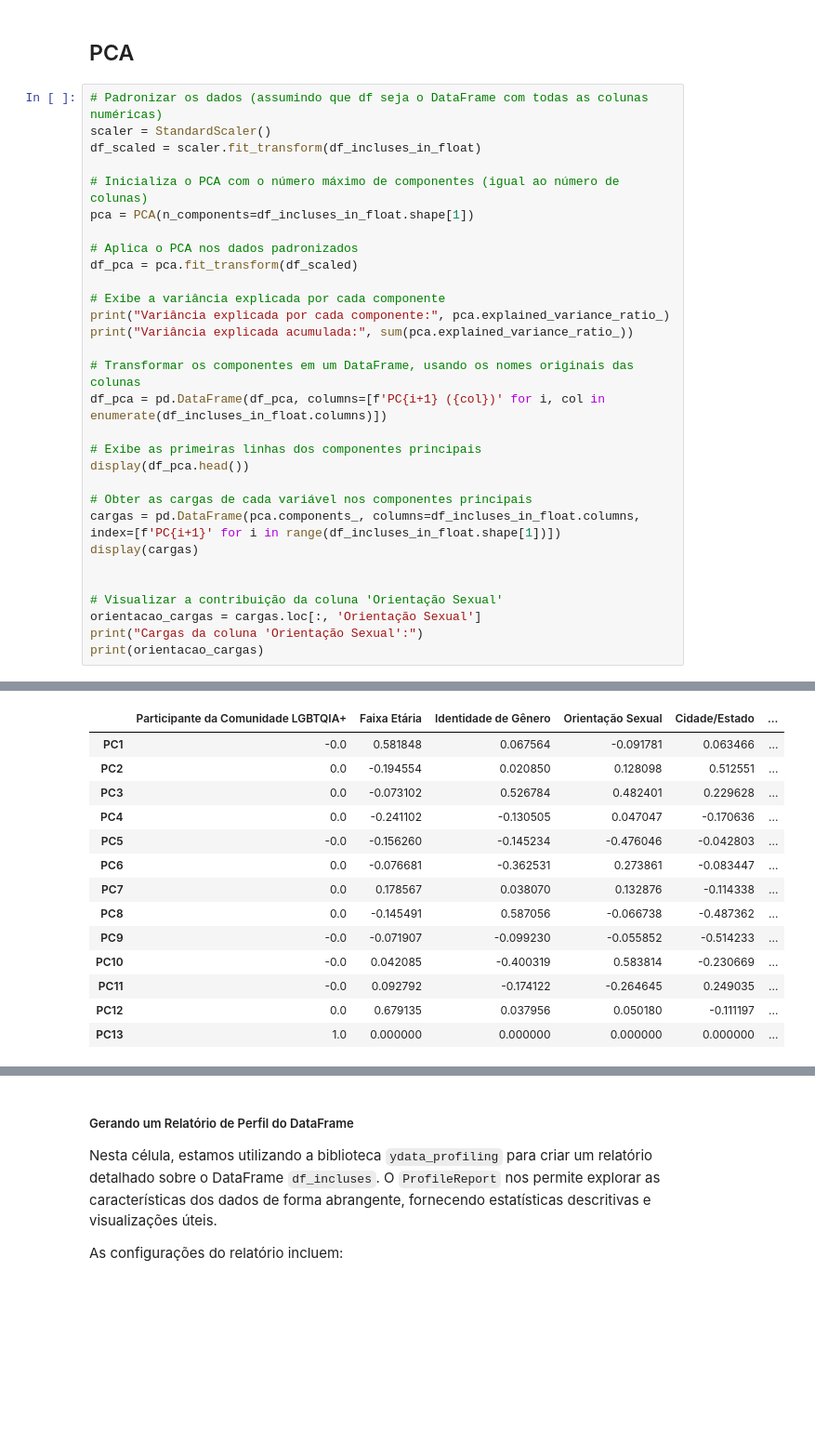
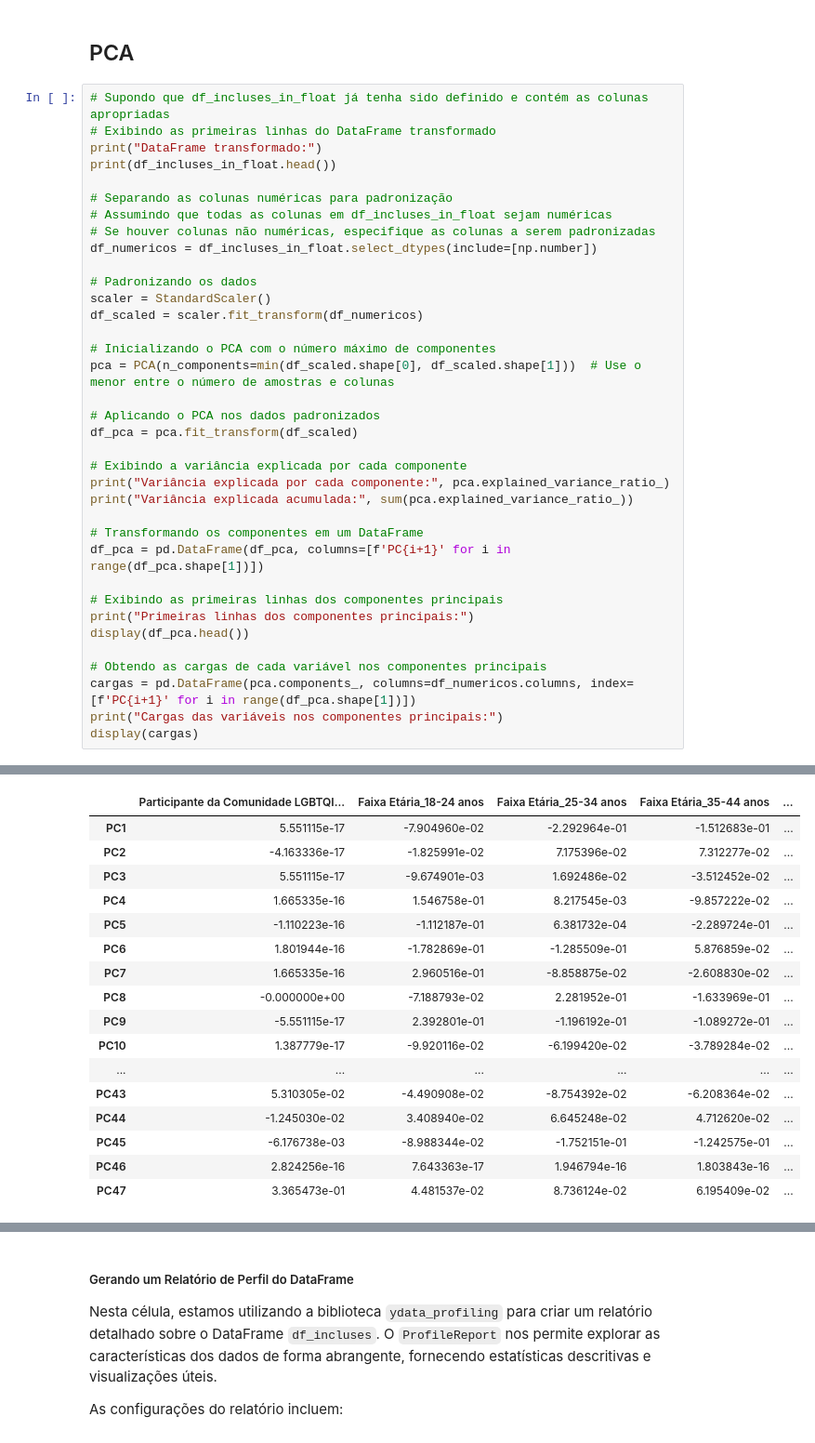
Before and after one commit to Incluses/incluses_AED, a Jupyter notebook: aed_forms/Analise_base_incluses_forms.ipynb, the cells around one changed output, grey strips where cells are left out. Shown at 93% size. Cells and saved outputs as stored; diff of their text form; blank space fills up the shorter version.

```diff
--- a/aed_forms/Analise_base_incluses_forms.ipynb
+++ b/aed_forms/Analise_base_incluses_forms.ipynb
@@ -248,33 +274,39 @@ fig.show()
 # %% [markdown]
 ## PCA
 # %%
-# Padronizar os dados (assumindo que df seja o DataFrame com todas as colunas numéricas)
+# Supondo que df_incluses_in_float já tenha sido definido e contém as colunas apropriadas
+# Exibindo as primeiras linhas do DataFrame transformado
+print("DataFrame transformado:")
+print(df_incluses_in_float.head())
+
+# Separando as colunas numéricas para padronização
+# Assumindo que todas as colunas em df_incluses_in_float sejam numéricas
+# Se houver colunas não numéricas, especifique as colunas a serem padronizadas
+df_numericos = df_incluses_in_float.select_dtypes(include=[np.number])
+
+# Padronizando os dados
 scaler = StandardScaler()
-df_scaled = scaler.fit_transform(df_incluses_in_float)
+df_scaled = scaler.fit_transform(df_numericos)
 
-# Inicializa o PCA com o número máximo de componentes (igual ao número de colunas)
-pca = PCA(n_components=df_incluses_in_float.shape[1])
+# Inicializando o PCA com o número máximo de componentes
+pca = PCA(n_components=min(df_scaled.shape[0], df_scaled.shape[1]))  # Use o menor entre o número de amostras e colunas
 
-# Aplica o PCA nos dados padronizados
+# Aplicando o PCA nos dados padronizados
 df_pca = pca.fit_transform(df_scaled)
 
-# Exibe a variância explicada por cada componente
+# Exibindo a variância explicada por cada componente
 print("Variância explicada por cada componente:", pca.explained_variance_ratio_)
 print("Variância explicada acumulada:", sum(pca.explained_variance_ratio_))
 
-# Transformar os componentes em um DataFrame, usando os nomes originais das colunas
-df_pca = pd.DataFrame(df_pca, columns=[f'PC{i+1} ({col})' for i, col in enumerate(df_incluses_in_float.columns)])
+# Transformando os componentes em um DataFrame
+df_pca = pd.DataFrame(df_pca, columns=[f'PC{i+1}' for i in range(df_pca.shape[1])])
 
-# Exibe as primeiras linhas dos componentes principais
+# Exibindo as primeiras linhas dos componentes principais
+print("Primeiras linhas dos componentes principais:")
 display(df_pca.head())
 
-# Obter as cargas de cada variável nos componentes principais
-cargas = pd.DataFrame(pca.components_, columns=df_incluses_in_float.columns, index=[f'PC{i+1}' for i in range(df_incluses_in_float.shape[1])])
+# Obtendo as cargas de cada variável nos componentes principais
+cargas = pd.DataFrame(pca.components_, columns=df_numericos.columns, index=[f'PC{i+1}' for i in range(df_pca.shape[1])])
+print("Cargas das variáveis nos componentes principais:")
 display(cargas)
-
-
-# Visualizar a contribuição da coluna 'Orientação Sexual'
-orientacao_cargas = cargas.loc[:, 'Orientação Sexual']
-print("Cargas da coluna 'Orientação Sexual':")
-print(orientacao_cargas)
 # %% [output]
@@ -291,14 +338,17 @@ Variância explicada acumulada: 1.0000000000000002
-|  | Participante da Comunidade LGBTQIA+ | Faixa Etária | Identidade de Gênero | Orientação Sexual | Cidade/Estado | ... |
-| PC1 | -0.0 | 0.581848 | 0.067564 | -0.091781 | 0.063466 | ... |
-| PC2 | 0.0 | -0.194554 | 0.020850 | 0.128098 | 0.512551 | ... |
-| PC3 | 0.0 | -0.073102 | 0.526784 | 0.482401 | 0.229628 | ... |
-| PC4 | 0.0 | -0.241102 | -0.130505 | 0.047047 | -0.170636 | ... |
-| PC5 | -0.0 | -0.156260 | -0.145234 | -0.476046 | -0.042803 | ... |
-| PC6 | 0.0 | -0.076681 | -0.362531 | 0.273861 | -0.083447 | ... |
-| PC7 | 0.0 | 0.178567 | 0.038070 | 0.132876 | -0.114338 | ... |
-| PC8 | 0.0 | -0.145491 | 0.587056 | -0.066738 | -0.487362 | ... |
-| PC9 | -0.0 | -0.071907 | -0.099230 | -0.055852 | -0.514233 | ... |
-| PC10 | -0.0 | 0.042085 | -0.400319 | 0.583814 | -0.230669 | ... |
-| PC11 | -0.0 | 0.092792 | -0.174122 | -0.264645 | 0.249035 | ... |
-| PC12 | 0.0 | 0.679135 | 0.037956 | 0.050180 | -0.111197 | ... |
-| PC13 | 1.0 | 0.000000 | 0.000000 | 0.000000 | 0.000000 | ... |
+|  | Participante da Comunidade LGBTQI... | Faixa Etária_18-24 anos | Faixa Etária_25-34 anos | Faixa Etária_35-44 anos | ... |
+| PC1 | 5.551115e-17 | -7.904960e-02 | -2.292964e-01 | -1.512683e-01 | ... |
+| PC2 | -4.163336e-17 | -1.825991e-02 | 7.175396e-02 | 7.312277e-02 | ... |
+| PC3 | 5.551115e-17 | -9.674901e-03 | 1.692486e-02 | -3.512452e-02 | ... |
+| PC4 | 1.665335e-16 | 1.546758e-01 | 8.217545e-03 | -9.857222e-02 | ... |
+| PC5 | -1.110223e-16 | -1.112187e-01 | 6.381732e-04 | -2.289724e-01 | ... |
+| PC6 | 1.801944e-16 | -1.782869e-01 | -1.285509e-01 | 5.876859e-02 | ... |
+| PC7 | 1.665335e-16 | 2.960516e-01 | -8.858875e-02 | -2.608830e-02 | ... |
+| PC8 | -0.000000e+00 | -7.188793e-02 | 2.281952e-01 | -1.633969e-01 | ... |
+| PC9 | -5.551115e-17 | 2.392801e-01 | -1.196192e-01 | -1.089272e-01 | ... |
+| PC10 | 1.387779e-17 | -9.920116e-02 | -6.199420e-02 | -3.789284e-02 | ... |
+| ... | ... | ... | ... | ... | ... |
+| PC43 | 5.310305e-02 | -4.490908e-02 | -8.754392e-02 | -6.208364e-02 | ... |
+| PC44 | -1.245030e-02 | 3.408940e-02 | 6.645248e-02 | 4.712620e-02 | ... |
+| PC45 | -6.176738e-03 | -8.988344e-02 | -1.752151e-01 | -1.242575e-01 | ... |
+| PC46 | 2.824256e-16 | 7.643363e-17 | 1.946794e-16 | 1.803843e-16 | ... |
+| PC47 | 3.365473e-01 | 4.481537e-02 | 8.736124e-02 | 6.195409e-02 | ... |
```
Also changed, not shown: parts of 4 cells of this notebook, 2 other files.
